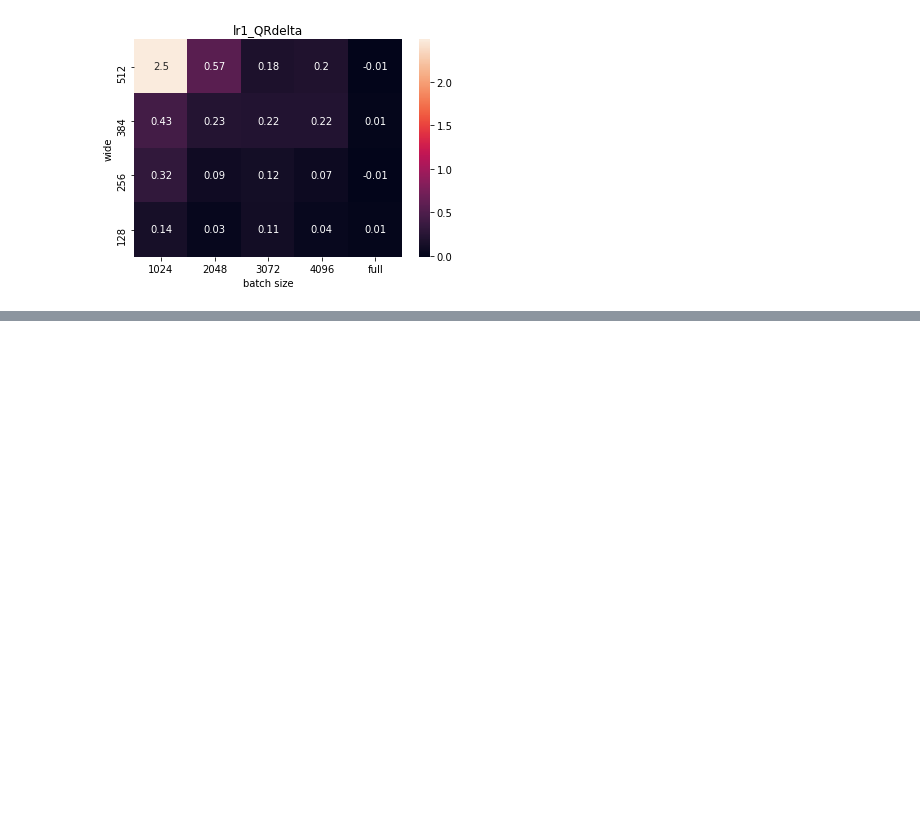
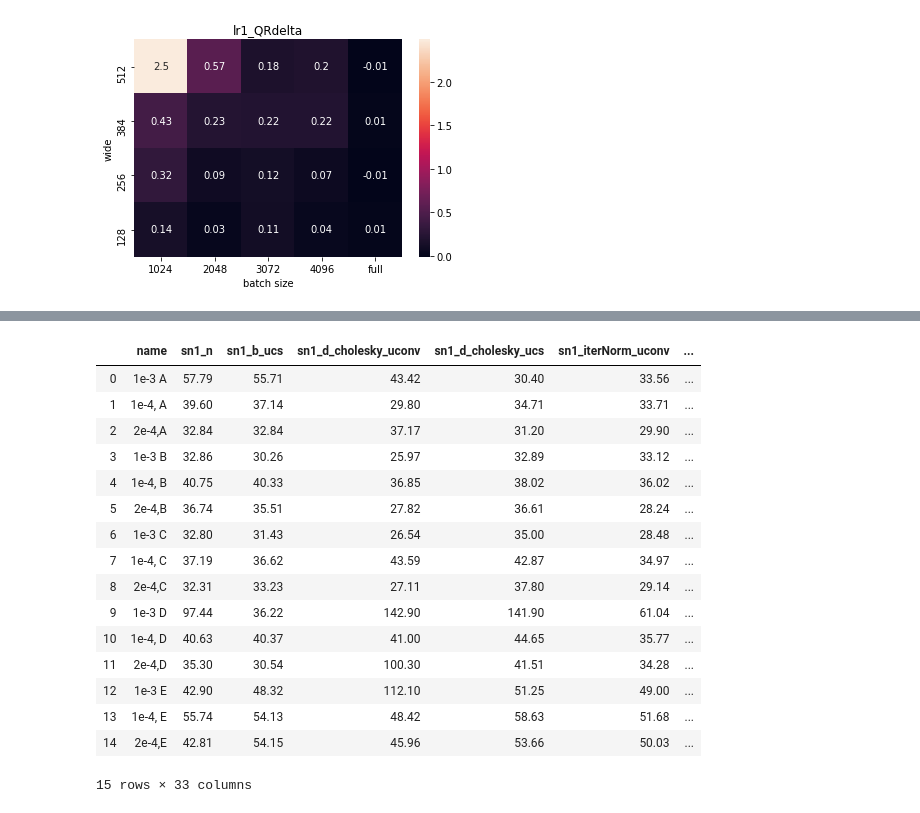
Before and after one commit to bhneo/wc-gan, a Jupyter notebook: plot/plot.ipynb, the cells around one changed output, grey strips where cells are left out. Saved outputs shown, nothing was run; the diff lists cells and outputs as text; code cells hidden in the pictures; blank space fills up the shorter version.

```diff
--- a/plot/plot.ipynb
+++ b/plot/plot.ipynb
@@ -62,0 +109,21 @@ draw_delta(mnist_en, lr=1, target='QRdelta')
+# %%
+un_hinge_dcgan = pd.read_csv('CIFAR10-NSLoss-dcgan_ns_f256_b64_noGP(41 machine).csv')
+un_hinge_dcgan
+# %% [output]
+|  | name | sn1_n | sn1_b_ucs | sn1_d_cholesky_uconv | sn1_d_cholesky_ucs | sn1_iterNorm_uconv | ... |
+| 0 | 1e-3 A | 57.79 | 55.71 | 43.42 | 30.40 | 33.56 | ... |
+| 1 | 1e-4, A | 39.60 | 37.14 | 29.80 | 34.71 | 33.71 | ... |
+| 2 | 2e-4,A | 32.84 | 32.84 | 37.17 | 31.20 | 29.90 | ... |
+| 3 | 1e-3 B | 32.86 | 30.26 | 25.97 | 32.89 | 33.12 | ... |
+| 4 | 1e-4, B | 40.75 | 40.33 | 36.85 | 38.02 | 36.02 | ... |
+| 5 | 2e-4,B | 36.74 | 35.51 | 27.82 | 36.61 | 28.24 | ... |
+| 6 | 1e-3 C | 32.80 | 31.43 | 26.54 | 35.00 | 28.48 | ... |
+| 7 | 1e-4, C | 37.19 | 36.62 | 43.59 | 42.87 | 34.97 | ... |
+| 8 | 2e-4,C | 32.31 | 33.23 | 27.11 | 37.80 | 29.14 | ... |
+| 9 | 1e-3 D | 97.44 | 36.22 | 142.90 | 141.90 | 61.04 | ... |
+| 10 | 1e-4, D | 40.63 | 40.37 | 41.00 | 44.65 | 35.77 | ... |
+| 11 | 2e-4,D | 35.30 | 30.54 | 100.30 | 41.51 | 34.28 | ... |
+| 12 | 1e-3 E | 42.90 | 48.32 | 112.10 | 51.25 | 49.00 | ... |
+| 13 | 1e-4, E | 55.74 | 54.13 | 48.42 | 58.63 | 51.68 | ... |
+| 14 | 2e-4,E | 42.81 | 54.15 | 45.96 | 53.66 | 50.03 | ... |
+15 rows × 33 columns
```
Also changed, not shown: parts of 9 cells of this notebook, 3 other files.
